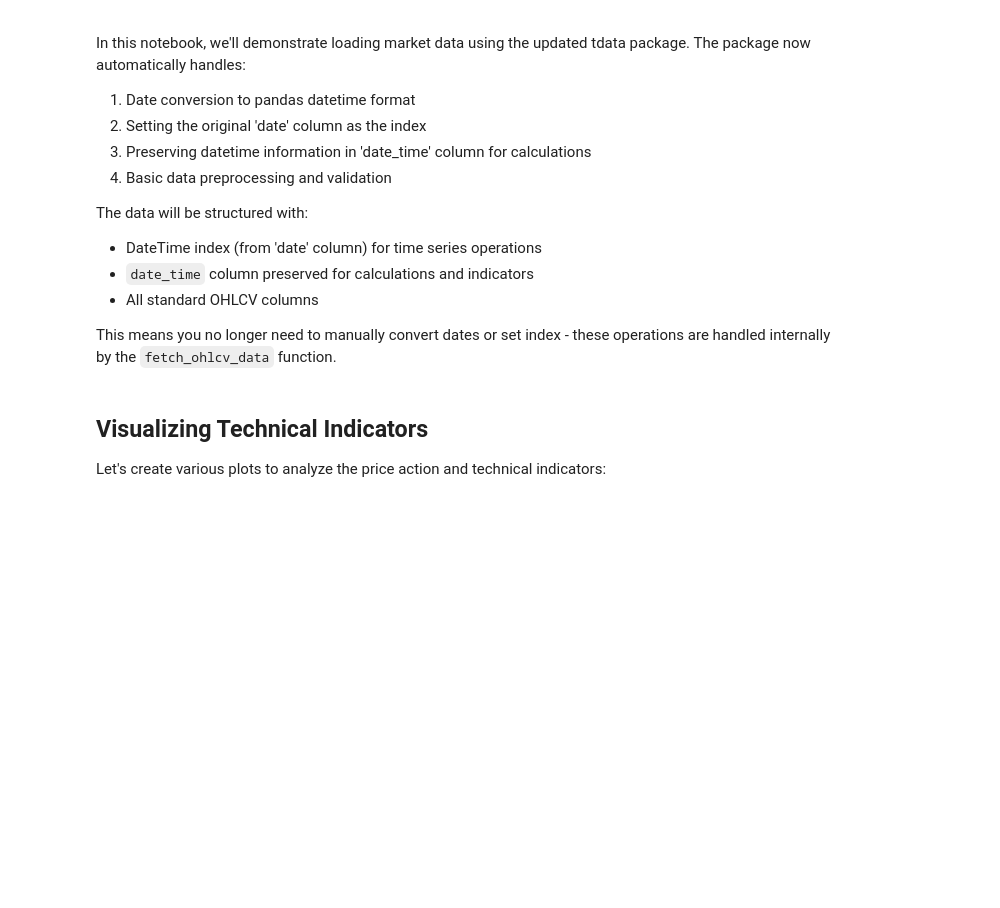
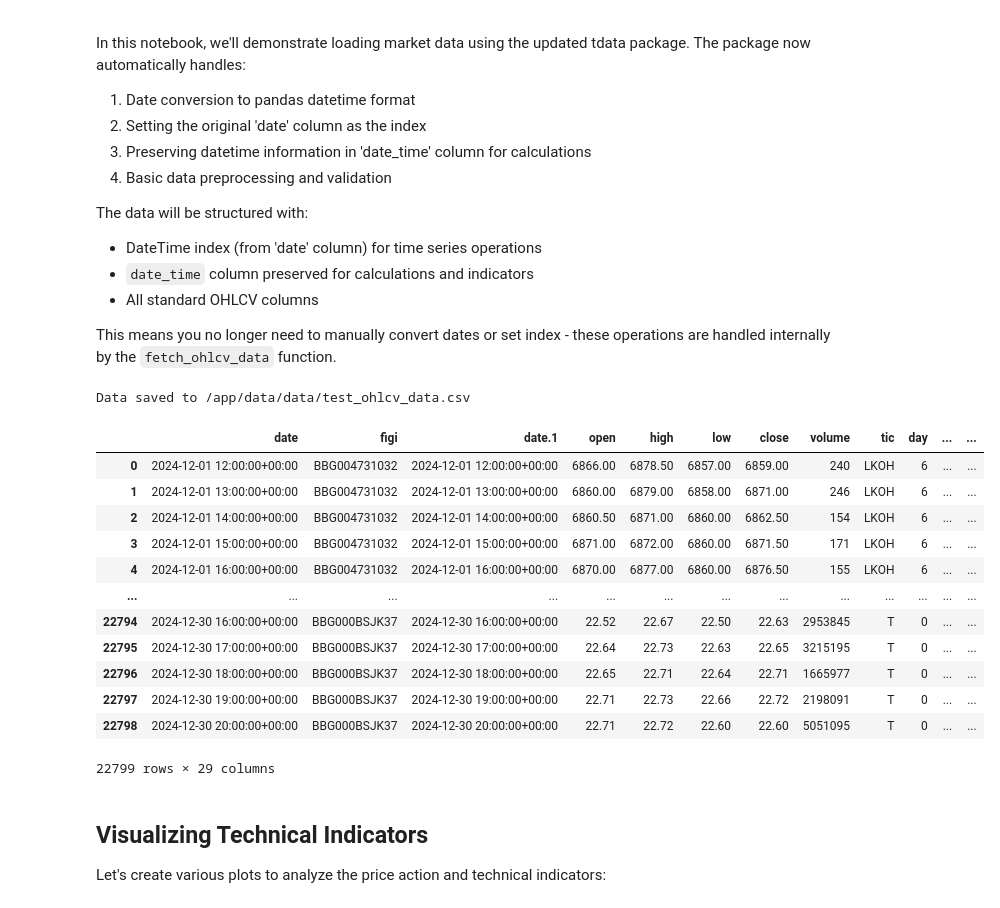
Before and after one commit to bigdatarookie/a2-project, a Jupyter notebook: dev/env_v1/test_env.ipynb, the cells around one changed output. Drawn from its saved outputs; the diff is of its cells as text; code cells hidden in the pictures; blank space fills up the shorter version.

```diff
--- a/dev/env_v1/test_env.ipynb
+++ b/dev/env_v1/test_env.ipynb
@@ -56,7 +56,43 @@ ticker_figis = get_figis(tickers, TOKEN)
 
 # Fetch OHLCV data and calculate indicators
 df = fetch_ohlcv_data(ticker_figis, start_date, end_date, interval, TOKEN)
-df = calculate_indicators(df)
+
+# Save df to a csv file
+data_directory = os.path.join('app', 'data', 'data')
+output_file = f"{data_directory}/test_ohlcv_data.csv"
+if not df.empty:
+    df.to_csv(output_file, index=True)  # Save with index to preserve the DatetimeIndex
+    print(f"Data saved to {output_file}")
+# %% [output]
+Data saved to /app/data/data/test_ohlcv_data.csv
+# %%
+data_directory = os.path.join('data', 'data')
+output_file = f"{data_directory}/test_ohlcv_data.csv"
+
+# Load the saved data with proper date parsing
+df = pd.read_csv(output_file)
+df['date'] = pd.to_datetime(df['date'])  # Convert date column to datetime
+df.set_index('date', inplace=True)  # Set date as index
+df.sort_index(inplace=True)  # Sort by date
+
+# Now calculate indicators
+df = calculate_indicators(df)
+# %%
+df
+# %% [output]
+|  | date | figi | date.1 | open | high | low | close | volume | tic | day | ... | ... |
+| 0 | 2024-12-01 12:00:00+00:00 | BBG004731032 | 2024-12-01 12:00:00+00:00 | 6866.00 | 6878.50 | 6857.00 | 6859.00 | 240 | LKOH | 6 | ... | ... |
+| 1 | 2024-12-01 13:00:00+00:00 | BBG004731032 | 2024-12-01 13:00:00+00:00 | 6860.00 | 6879.00 | 6858.00 | 6871.00 | 246 | LKOH | 6 | ... | ... |
+| 2 | 2024-12-01 14:00:00+00:00 | BBG004731032 | 2024-12-01 14:00:00+00:00 | 6860.50 | 6871.00 | 6860.00 | 6862.50 | 154 | LKOH | 6 | ... | ... |
+| 3 | 2024-12-01 15:00:00+00:00 | BBG004731032 | 2024-12-01 15:00:00+00:00 | 6871.00 | 6872.00 | 6860.00 | 6871.50 | 171 | LKOH | 6 | ... | ... |
+| 4 | 2024-12-01 16:00:00+00:00 | BBG004731032 | 2024-12-01 16:00:00+00:00 | 6870.00 | 6877.00 | 6860.00 | 6876.50 | 155 | LKOH | 6 | ... | ... |
+| ... | ... | ... | ... | ... | ... | ... | ... | ... | ... | ... | ... | ... |
+| 22794 | 2024-12-30 16:00:00+00:00 | BBG000BSJK37 | 2024-12-30 16:00:00+00:00 | 22.52 | 22.67 | 22.50 | 22.63 | 2953845 | T | 0 | ... | ... |
+| 22795 | 2024-12-30 17:00:00+00:00 | BBG000BSJK37 | 2024-12-30 17:00:00+00:00 | 22.64 | 22.73 | 22.63 | 22.65 | 3215195 | T | 0 | ... | ... |
+| 22796 | 2024-12-30 18:00:00+00:00 | BBG000BSJK37 | 2024-12-30 18:00:00+00:00 | 22.65 | 22.71 | 22.64 | 22.71 | 1665977 | T | 0 | ... | ... |
+| 22797 | 2024-12-30 19:00:00+00:00 | BBG000BSJK37 | 2024-12-30 19:00:00+00:00 | 22.71 | 22.73 | 22.66 | 22.72 | 2198091 | T | 0 | ... | ... |
+| 22798 | 2024-12-30 20:00:00+00:00 | BBG000BSJK37 | 2024-12-30 20:00:00+00:00 | 22.71 | 22.72 | 22.60 | 22.60 | 5051095 | T | 0 | ... | ... |
+22799 rows × 29 columns
 # %% [markdown]
 ## Visualizing Technical Indicators
 
```
Also changed, not shown: parts of 1 cell of this notebook, 4 other files.
